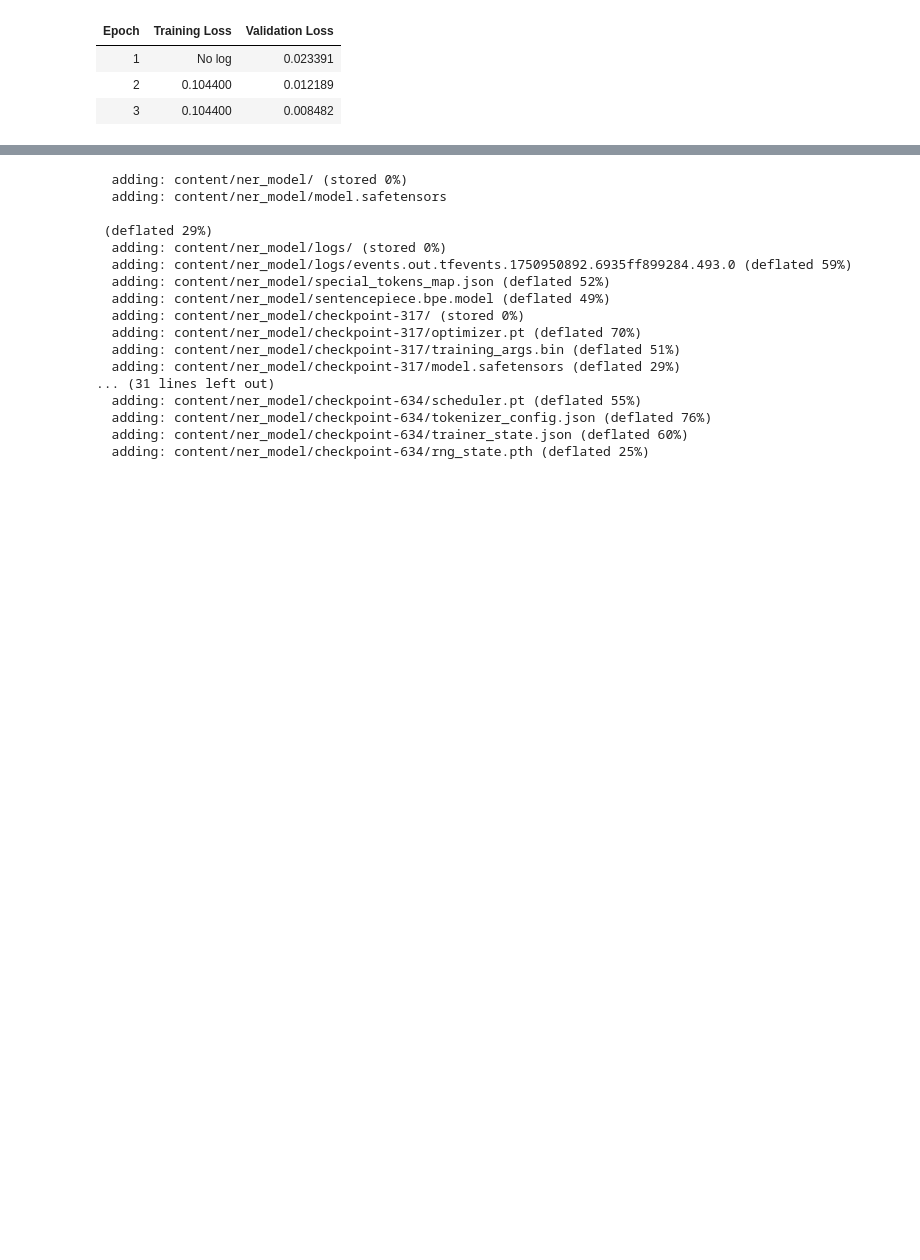
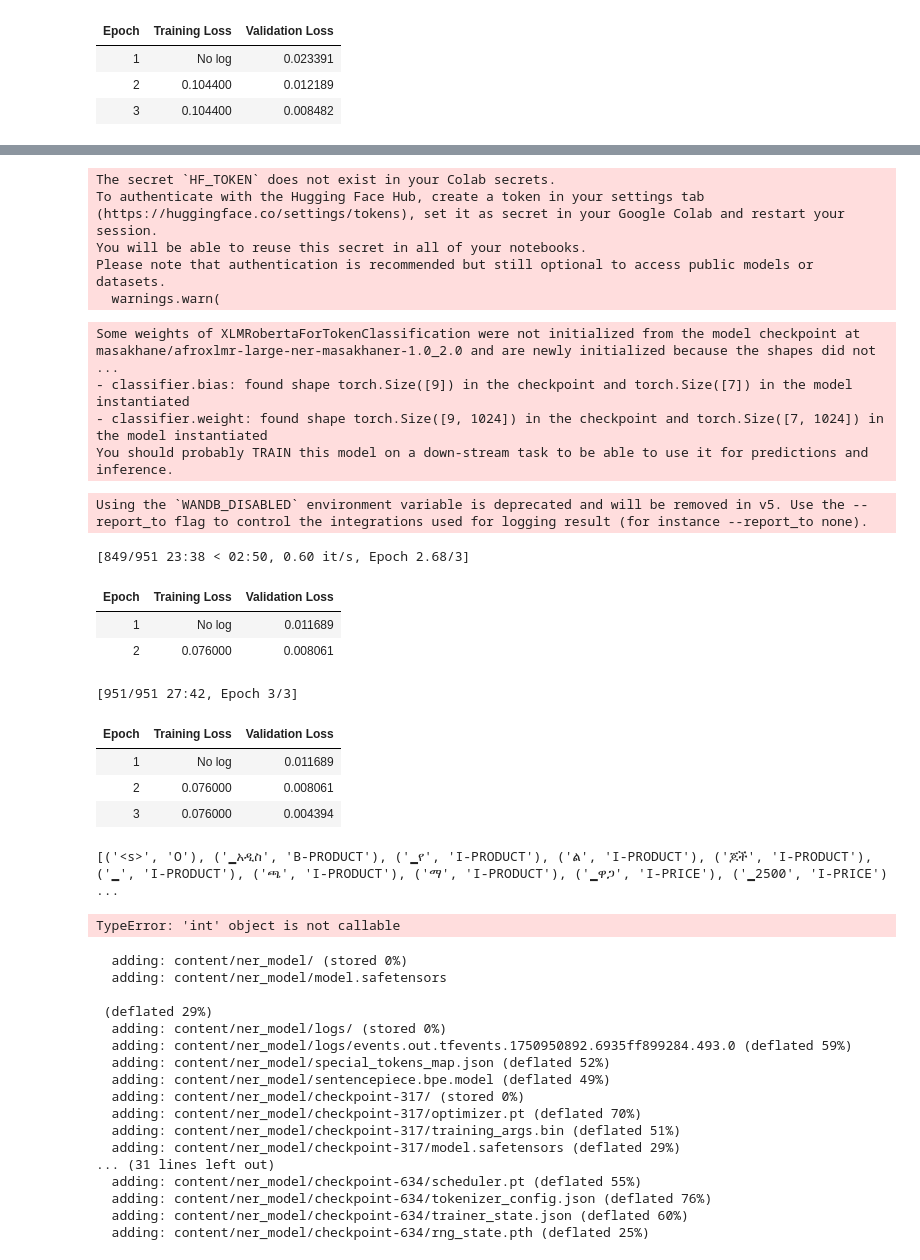
Before and after one commit to Sari-Amin/ethio-ner-pipeline, a Jupyter notebook: notebooks/ner_trainer.ipynb, the cells around one changed output, grey strips where cells are left out. Cells and saved outputs as stored; diff of their text form; code cells hidden in the pictures; blank space fills up the shorter version.

```diff
--- a/notebooks/ner_trainer.ipynb
+++ b/notebooks/ner_trainer.ipynb
@@ -346,3 +309,63 @@ bert_trainer.train(train_dataset, val_dataset)
+# %%
+#masakhane/afroxlmr-large-ner-masakhaner-1.0_2.0
+# import sys
+
+# sys.path.append("../")
+
+# from src.ner_trainer.ner_trainer import NERTrainer
+
+
+labels = [
+            "O",
+            "B-PRODUCT", "I-PRODUCT",
+            "B-PRICE", "I-PRICE",
+            "B-LOC", "I-LOC"
+        ]
+
+afro_trainer = NERTrainer("masakhane/afroxlmr-large-ner-masakhaner-1.0_2.0", labels)
+
+dataset = afro_trainer.load_conll_data("/content/ethio-ner-pipeline/Data/labeled_telegram_product_price_location.txt")
+
+train_dataset = dataset["train"]
+val_dataset = dataset["test"]
+
+afro_trainer.train(train_dataset, val_dataset)
+# %% [output]
+The secret `HF_TOKEN` does not exist in your Colab secrets.
+To authenticate with the Hugging Face Hub, create a token in your settings tab (https://huggingface.co/settings/tokens), set it as secret in your Google Colab and restart your session.
+You will be able to reuse this secret in all of your notebooks.
+Please note that authentication is recommended but still optional to access public models or datasets.
+  warnings.warn(
+Some weights of XLMRobertaForTokenClassification were not initialized from the model checkpoint at masakhane/afroxlmr-large-ner-masakhaner-1.0_2.0 and are newly initialized because the shapes did not  ...
+- classifier.bias: found shape torch.Size([9]) in the checkpoint and torch.Size([7]) in the model instantiated
+- classifier.weight: found shape torch.Size([9, 1024]) in the checkpoint and torch.Size([7, 1024]) in the model instantiated
+You should probably TRAIN this model on a down-stream task to be able to use it for predictions and inference.
+Using the `WANDB_DISABLED` environment variable is deprecated and will be removed in v5. Use the --report_to flag to control the integrations used for logging result (for instance --report_to none).
+[849/951 23:38 < 02:50, 0.60 it/s, Epoch 2.68/3]
+| Epoch | Training Loss | Validation Loss |
+| 1 | No log | 0.011689 |
+| 2 | 0.076000 | 0.008061 |
+[951/951 27:42, Epoch 3/3]
+| Epoch | Training Loss | Validation Loss |
+| 1 | No log | 0.011689 |
+| 2 | 0.076000 | 0.008061 |
+| 3 | 0.076000 | 0.004394 |
+# %%
+#explain xlm_roberta
+# Load your trained model
+xlm = NERInterpreter("/content/ner_model")
+
+# Sentence to interpret
+text = "አዲስ የልጆች ጫማ ዋጋ 2500 ብር በቦሌ"
+
+# Predict
+print(xlm.predict(text))
+
+# SHAP Visualization
+xlm.explain(text)
+# %% [output]
+[('<s>', 'O'), ('▁አዲስ', 'B-PRODUCT'), ('▁የ', 'I-PRODUCT'), ('ል', 'I-PRODUCT'), ('ጆች', 'I-PRODUCT'), ('▁', 'I-PRODUCT'), ('ጫ', 'I-PRODUCT'), ('ማ', 'I-PRODUCT'), ('▁ዋጋ', 'I-PRICE'), ('▁2500', 'I-PRICE') ...
+TypeError: 'int' object is not callable
 # %%
 !zip -r /content/file.zip /content/ner_model
 # %% [output]
```
Also changed, not shown: parts of 9 cells of this notebook.
